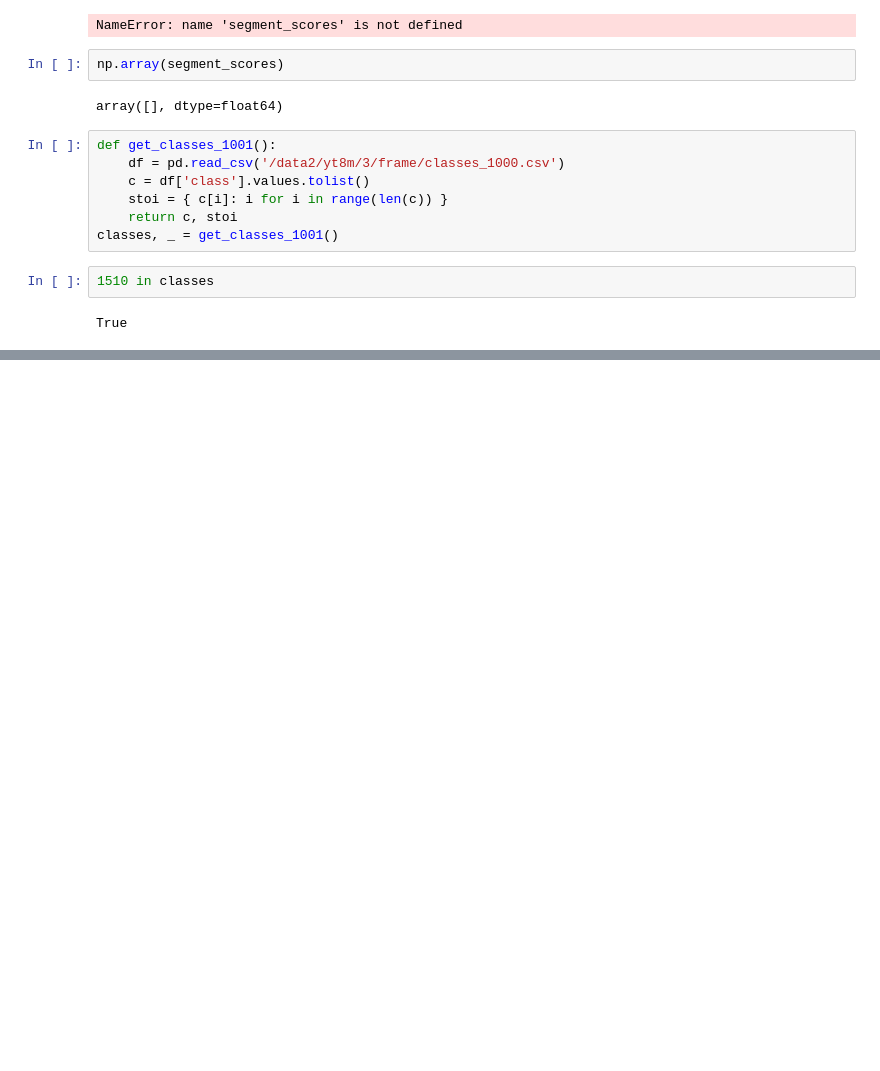
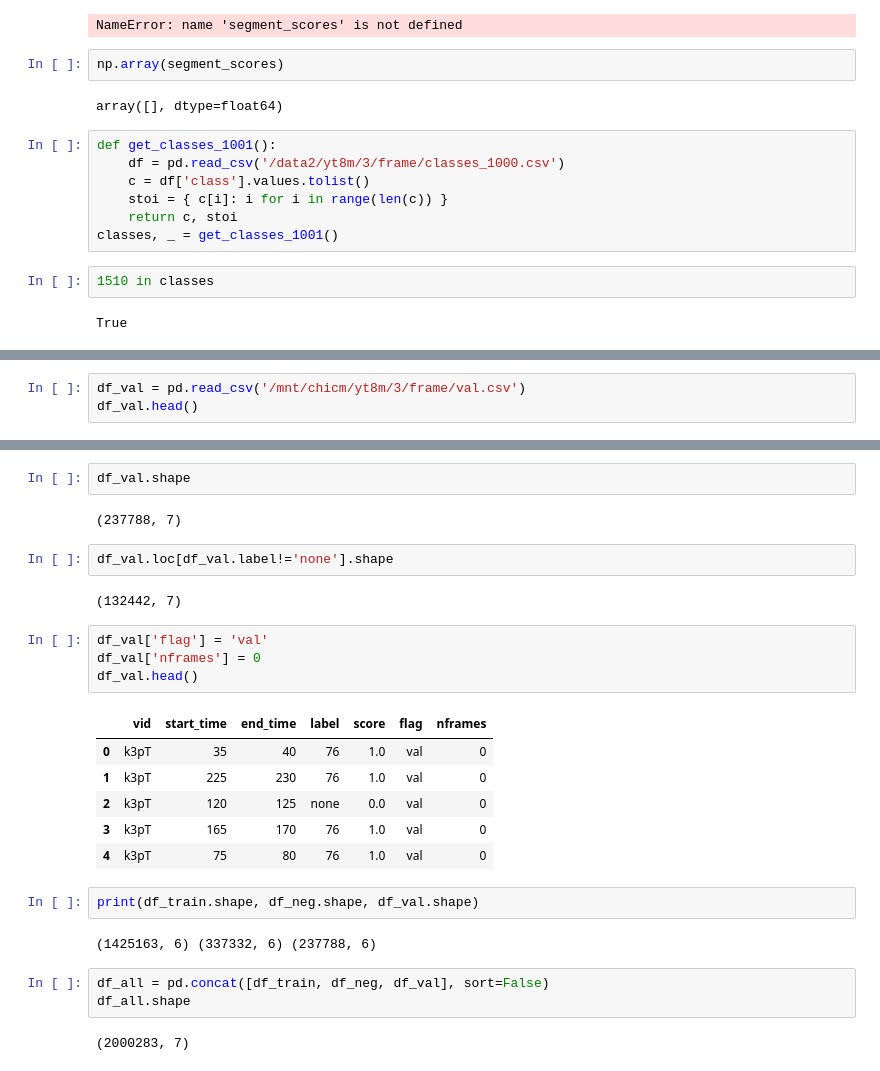
Before and after one commit to chicm/yt8m, a Jupyter notebook: notebooks/eda.ipynb, the cells around one changed output, grey strips where cells are left out. Saved outputs shown, nothing was run; the diff lists cells and outputs as text; blank space fills up the shorter version.

```diff
--- a/notebooks/eda.ipynb
+++ b/notebooks/eda.ipynb
@@ -286,0 +349,3 @@ True
+# %%
+df_val = pd.read_csv('/mnt/chicm/yt8m/3/frame/val.csv')
+df_val.head()
@@ -286,0 +359,28 @@ True
+# %%
+df_val.shape
+# %% [output]
+(237788, 7)
+# %%
+df_val.loc[df_val.label!='none'].shape
+# %% [output]
+(132442, 7)
+# %%
+df_val['flag'] = 'val'
+df_val['nframes'] = 0
+df_val.head()
+# %% [output]
+|  | vid | start_time | end_time | label | score | flag | nframes |
+| 0 | k3pT | 35 | 40 | 76 | 1.0 | val | 0 |
+| 1 | k3pT | 225 | 230 | 76 | 1.0 | val | 0 |
+| 2 | k3pT | 120 | 125 | none | 0.0 | val | 0 |
+| 3 | k3pT | 165 | 170 | 76 | 1.0 | val | 0 |
+| 4 | k3pT | 75 | 80 | 76 | 1.0 | val | 0 |
+# %%
+print(df_train.shape, df_neg.shape, df_val.shape)
+# %% [output]
+(1425163, 6) (337332, 6) (237788, 6)
+# %%
+df_all = pd.concat([df_train, df_neg, df_val], sort=False)
+df_all.shape
+# %% [output]
+(2000283, 7)
```
Also changed, not shown: parts of 10 cells of this notebook, 7 other files.
